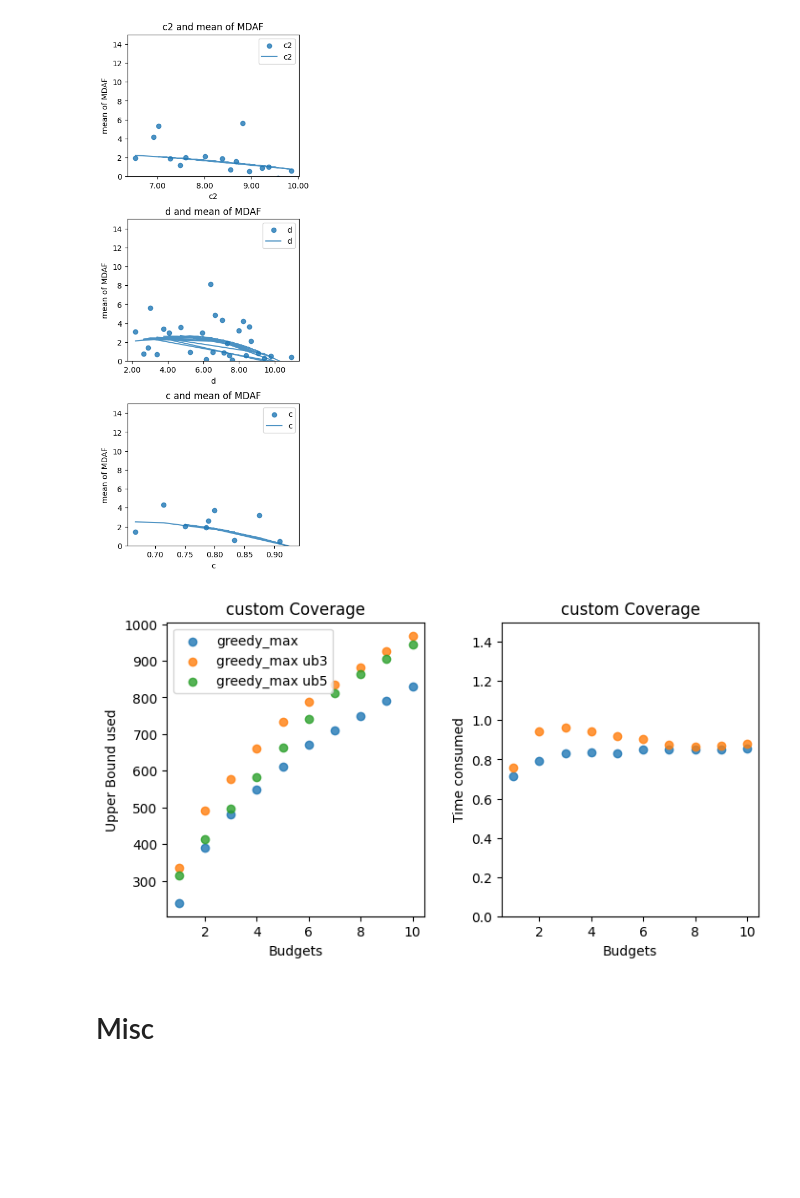
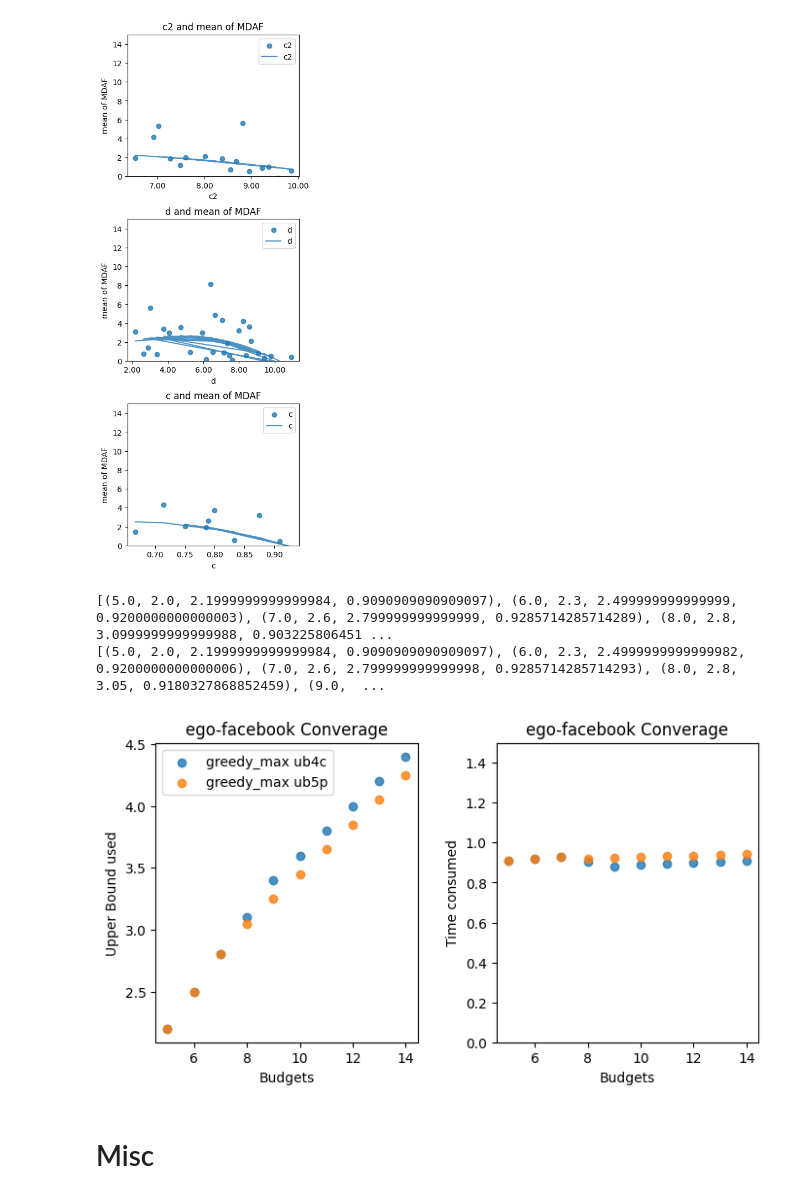
Before and after one commit to tongch8819/SubOptKnapsack, a Jupyter notebook: notebooks/plot.ipynb, the cells around one changed output. Cells and saved outputs as stored; diff of their text form; code cells hidden in the pictures; blank space fills up the shorter version.

```diff
--- a/notebooks/plot.ipynb
+++ b/notebooks/plot.ipynb
@@ -287,13 +289,13 @@ plt.show()
 # %% [output]
 [figure]
 # %%
-upper_bounds = ["ub3","ub5"]
+upper_bounds = ["ub4c","ub5p"]
 algos = ["greedy_max"]
 #task_names = ["DblpGraphCoverage"]
-#task_names = ["FacebookGraphCoverage"]
+task_names = ["FacebookGraphCoverage"]
 # task_names = ["IdealMaxCovModel"]
 # task_names = ["MovieRecommendation"]
-task_names = ["CustomCoverage"]
+# task_names = ["CustomCoverage"]
 # task_names = ["RevenueMax", "IdealMaxCovModel", "MovieRecommendation", "ImageSummarization"]
 
 
@@ -333,10 +335,9 @@ if rows == 1:
     right_ax.set_ylim(0.0, 1.5)
     right_ax.set_title(task2title[task_name])
 
-    X, Y, Z, W = load_series(algos[0], upper_bounds[0], task_name, result_root_dir)
-    left_ax.scatter(X,Y,label="{}".format(algo), alpha = 0.8)
-
     for algo in algos:
+        X, Y, Z, W = load_series(algos[0], upper_bounds[0], task_name, result_root_dir)
+        left_ax.scatter(X,Y,label="{}".format(algo), alpha = 0.8)
         for up in upper_bounds:
             X, Y, Z, W = load_series(algo, up, task_name, result_root_dir)
 
@@ -365,34 +366,36 @@ else:
         middle_ax.set_title(task2title[task_name])
         if task_name == "RevenueMax":
             middle_ax.set_ylim(-5, 140)
 
         right_ax.set_xlabel("Budgets")
         right_ax.set_ylabel("Time consumed")
         right_ax.set_ylim(0.0, 1.5)
         right_ax.set_title(task2title[task_name])
 
         for algo in algos:
             for up in upper_bounds:
                 X, Y, Z, W = load_series(algo, up, task_name, result_root_dir)
 
                 if up == "ub1":
                     # function value: same algorithm should have same function value
                     left_ax.scatter(X, Y, label="{}".format(algo), alpha=0.5)
 
                 middle_ax.scatter(X, Z, label="{} {}".format(algo, up), alpha=0.8)
 
                 # TODO: floor and ceiling
                 W = np.minimum(np.ones(shape=len(W)), np.array(W))
                 W = np.maximum(0.5 * np.ones(shape=len(W)), np.array(W))
                 right_ax.scatter(X, W, label="{} {}".format(algo, up), alpha=0.8)
 
         left_ax.legend()
         middle_ax.legend()
         # right_ax.legend()
 
 plt.show()
 # %% [output]
+[(5.0, 2.0, 2.1999999999999984, 0.9090909090909097), (6.0, 2.3, 2.499999999999999, 0.9200000000000003), (7.0, 2.6, 2.799999999999999, 0.9285714285714289), (8.0, 2.8, 3.0999999999999988, 0.903225806451 ...
+[(5.0, 2.0, 2.1999999999999984, 0.9090909090909097), (6.0, 2.3, 2.4999999999999982, 0.9200000000000006), (7.0, 2.6, 2.799999999999998, 0.9285714285714293), (8.0, 2.8, 3.05, 0.9180327868852459), (9.0,  ...
-[figure, old version]
+[figure, new version]
 # %% [markdown]
 # Misc
 # %% [markdown]
```
Also changed, not shown: parts of 2 cells of this notebook, 4 other files.
